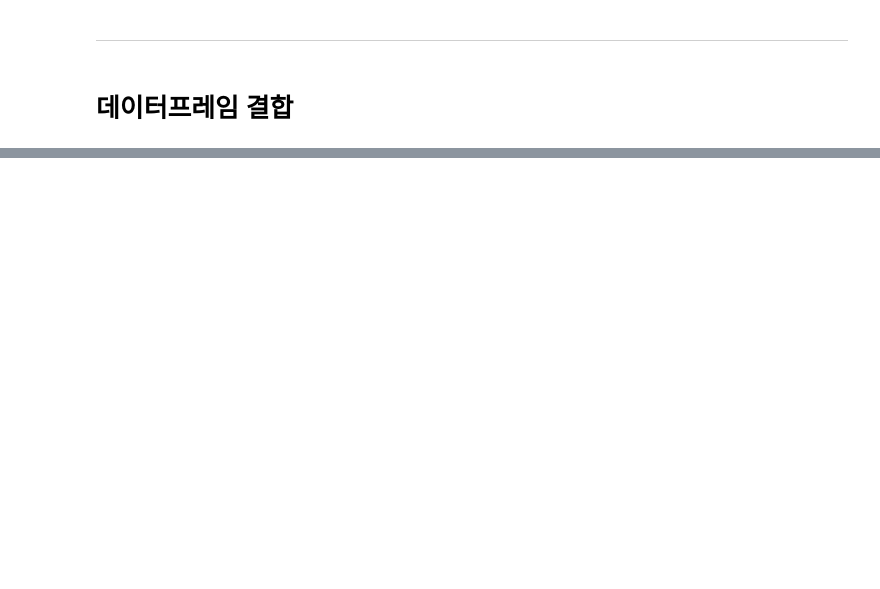
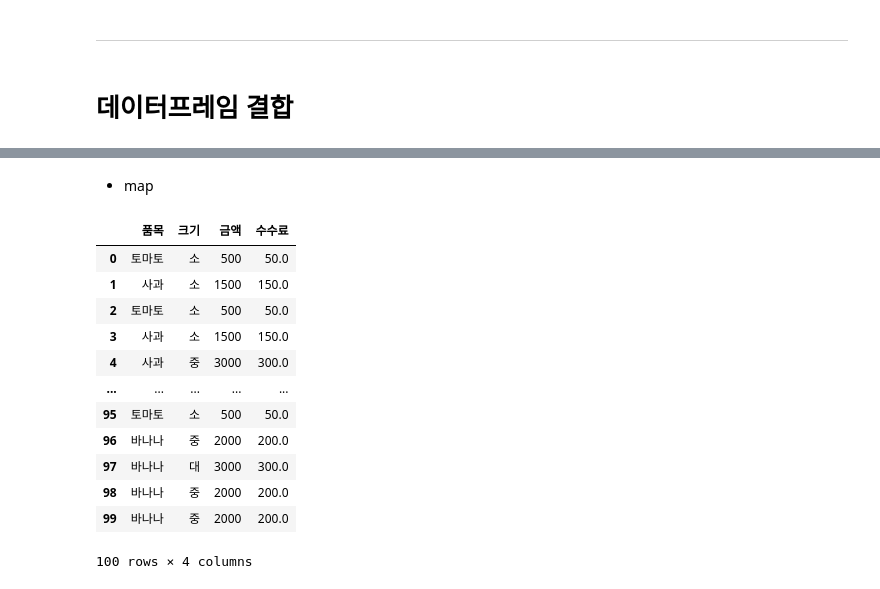
Before and after one commit to Junuux/Python_ML, a Jupyter notebook: Python/Preprocessing.ipynb, the cells around one changed output, grey strips where cells are left out. Saved outputs shown, nothing was run; the diff lists cells and outputs as text; code cells hidden in the pictures; blank space fills up the shorter version.

```diff
--- a/Python/Preprocessing.ipynb
+++ b/Python/Preprocessing.ipynb
@@ -1029,0 +1529,24 @@ df
+# %% [markdown]
+* map
+# %%
+fruit_name = {1 : '토마토', 2 : '바나나', 3: '사과'}
+fruit_size = {1 : '소', 2 : '중', 3: '대'}
+
+df['품목'] = df['품목'].map(fruit_name)
+df['크기'] = df['크기'].map(fruit_size)
+
+df
+# %% [output]
+|  | 품목 | 크기 | 금액 | 수수료 |
+| 0 | 토마토 | 소 | 500 | 50.0 |
+| 1 | 사과 | 소 | 1500 | 150.0 |
+| 2 | 토마토 | 소 | 500 | 50.0 |
+| 3 | 사과 | 소 | 1500 | 150.0 |
+| 4 | 사과 | 중 | 3000 | 300.0 |
+| ... | ... | ... | ... | ... |
+| 95 | 토마토 | 소 | 500 | 50.0 |
+| 96 | 바나나 | 중 | 2000 | 200.0 |
+| 97 | 바나나 | 대 | 3000 | 300.0 |
+| 98 | 바나나 | 중 | 2000 | 200.0 |
+| 99 | 바나나 | 중 | 2000 | 200.0 |
+100 rows × 4 columns
```
Also changed, not shown: parts of 112 cells of this notebook, 6 other files.
